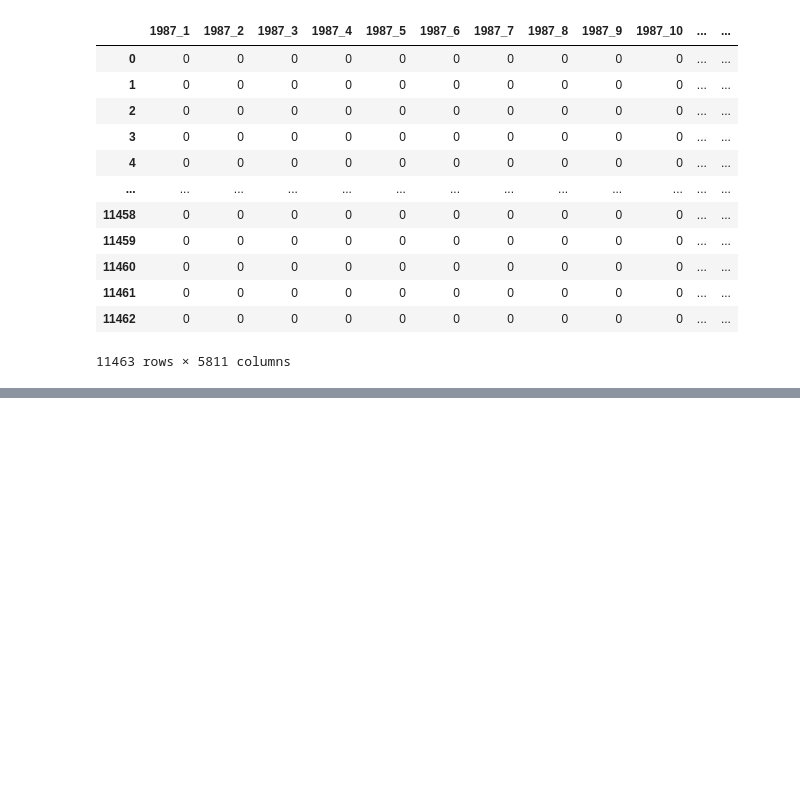
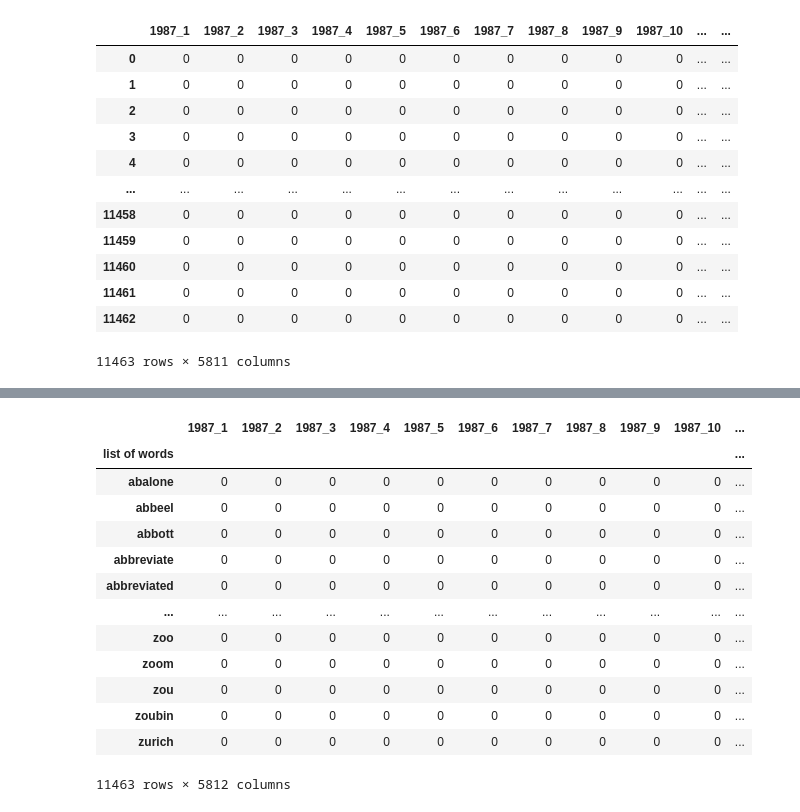
Before and after one commit to USF-CS-663-Spring-2020/lab-04-hierarchical-clustering-aarthi-parthipan, a Jupyter notebook: NIPSdata_hierarchyClusterPlot.ipynb, the cells around one changed output, grey strips where cells are left out. Cells and saved outputs as stored; diff of their text form; code cells hidden in the pictures; blank space fills up the shorter version.

```diff
--- a/NIPSdata_hierarchyClusterPlot.ipynb
+++ b/NIPSdata_hierarchyClusterPlot.ipynb
@@ -38,3 +91,20 @@ dfFeatures
+# %%
+df2
+# %% [output]
+|  | 1987_1 | 1987_2 | 1987_3 | 1987_4 | 1987_5 | 1987_6 | 1987_7 | 1987_8 | 1987_9 | 1987_10 | ... |
+| list of words |  |  |  |  |  |  |  |  |  |  | ... |
+| abalone | 0 | 0 | 0 | 0 | 0 | 0 | 0 | 0 | 0 | 0 | ... |
+| abbeel | 0 | 0 | 0 | 0 | 0 | 0 | 0 | 0 | 0 | 0 | ... |
+| abbott | 0 | 0 | 0 | 0 | 0 | 0 | 0 | 0 | 0 | 0 | ... |
+| abbreviate | 0 | 0 | 0 | 0 | 0 | 0 | 0 | 0 | 0 | 0 | ... |
+| abbreviated | 0 | 0 | 0 | 0 | 0 | 0 | 0 | 0 | 0 | 0 | ... |
+| ... | ... | ... | ... | ... | ... | ... | ... | ... | ... | ... | ... |
+| zoo | 0 | 0 | 0 | 0 | 0 | 0 | 0 | 0 | 0 | 0 | ... |
+| zoom | 0 | 0 | 0 | 0 | 0 | 0 | 0 | 0 | 0 | 0 | ... |
+| zou | 0 | 0 | 0 | 0 | 0 | 0 | 0 | 0 | 0 | 0 | ... |
+| zoubin | 0 | 0 | 0 | 0 | 0 | 0 | 0 | 0 | 0 | 0 | ... |
+| zurich | 0 | 0 | 0 | 0 | 0 | 0 | 0 | 0 | 0 | 0 | ... |
+11463 rows × 5812 columns
 # %%
 # While the implementation in sklearn is good,
 # the scipy version can produce the dendrogram
```
Also changed, not shown: parts of 9 cells of this notebook.
